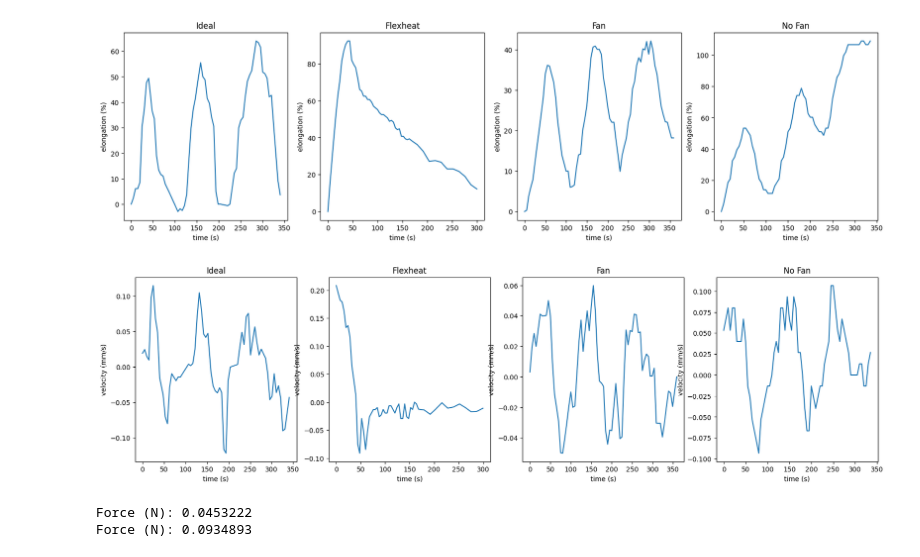
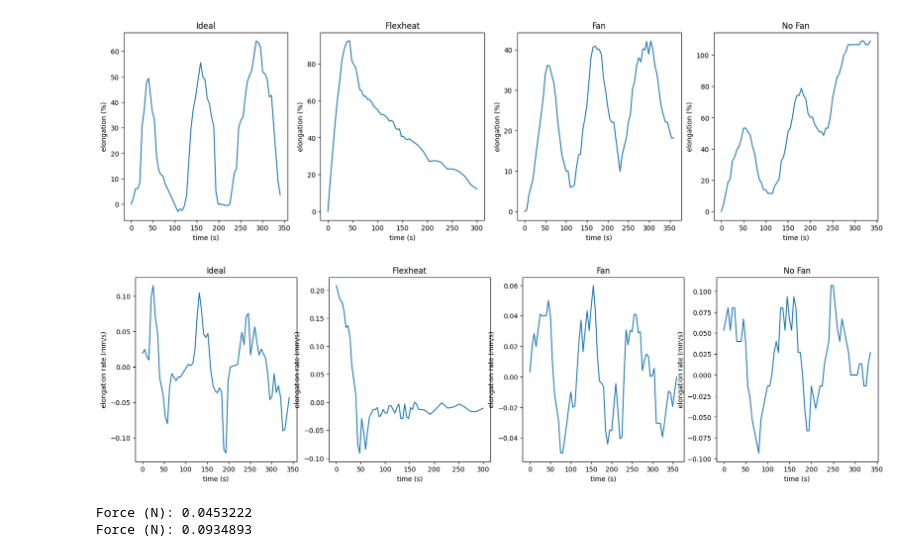
Before and after one commit to te5msride/peltier-comparisons, a Jupyter notebook: peltiercomparisons.ipynb, the cells around one changed output. Saved outputs shown, nothing was run; the diff lists cells and outputs as text; code cells hidden in the pictures.

Commit message:
elongation rates

```diff
--- a/peltiercomparisons.ipynb
+++ b/peltiercomparisons.ipynb
@@ -100,29 +100,31 @@ fig.savefig('peltiercomparisonspercent.svg')
 # %%
 #take the derivative of the four graphs to get velocity in mm/s
 ideal['velocity (mm/s)'] = np.gradient(ideal['elongation (mm)'],ideal['time (s)'])
 flexheat['velocity (mm/s)'] = np.gradient(flexheat['elongation (mm)'],flexheat['time (s)'])
 fan['velocity (mm/s)'] = np.gradient(fan['elongation (mm)'],fan['time (s)'])
 nofan['velocity (mm/s)'] = np.gradient(nofan['elongation (mm)'],nofan['time (s)'])
 
 #plot the four velocity graphs
 fig, ax = plt.subplots(1,4,figsize=(20,5))
 sns.lineplot(x='time (s)',y='velocity (mm/s)',data=ideal,ax=ax[0])
 sns.lineplot(x='time (s)',y='velocity (mm/s)',data=flexheat,ax=ax[1])
 sns.lineplot(x='time (s)',y='velocity (mm/s)',data=fan,ax=ax[2])
 sns.lineplot(x='time (s)',y='velocity (mm/s)',data=nofan,ax=ax[3])
 ax[0].set_title('Ideal')
 ax[1].set_title('Flexheat')
 ax[2].set_title('Fan')
 ax[3].set_title('No Fan')
-ax[0].set_ylabel('velocity (mm/s)')
-ax[1].set_ylabel('velocity (mm/s)')
+ax[0].set_ylabel('elongation rate (mm/s)')
+ax[1].set_ylabel('elongation rate (mm/s)')
+ax[2].set_ylabel('elongation rate (mm/s)')
+ax[3].set_ylabel('elongation rate (mm/s)')
 ax[0].set_xlabel('time (s)')
 plt.show()
 
 #save figure
 fig.savefig('peltiercomparisonsvelocity.svg')
 # %% [output]
-[figure, old version]
+[figure, new version]
 # %%
 #mass
 m_ideal = 4.62; #grams
```
